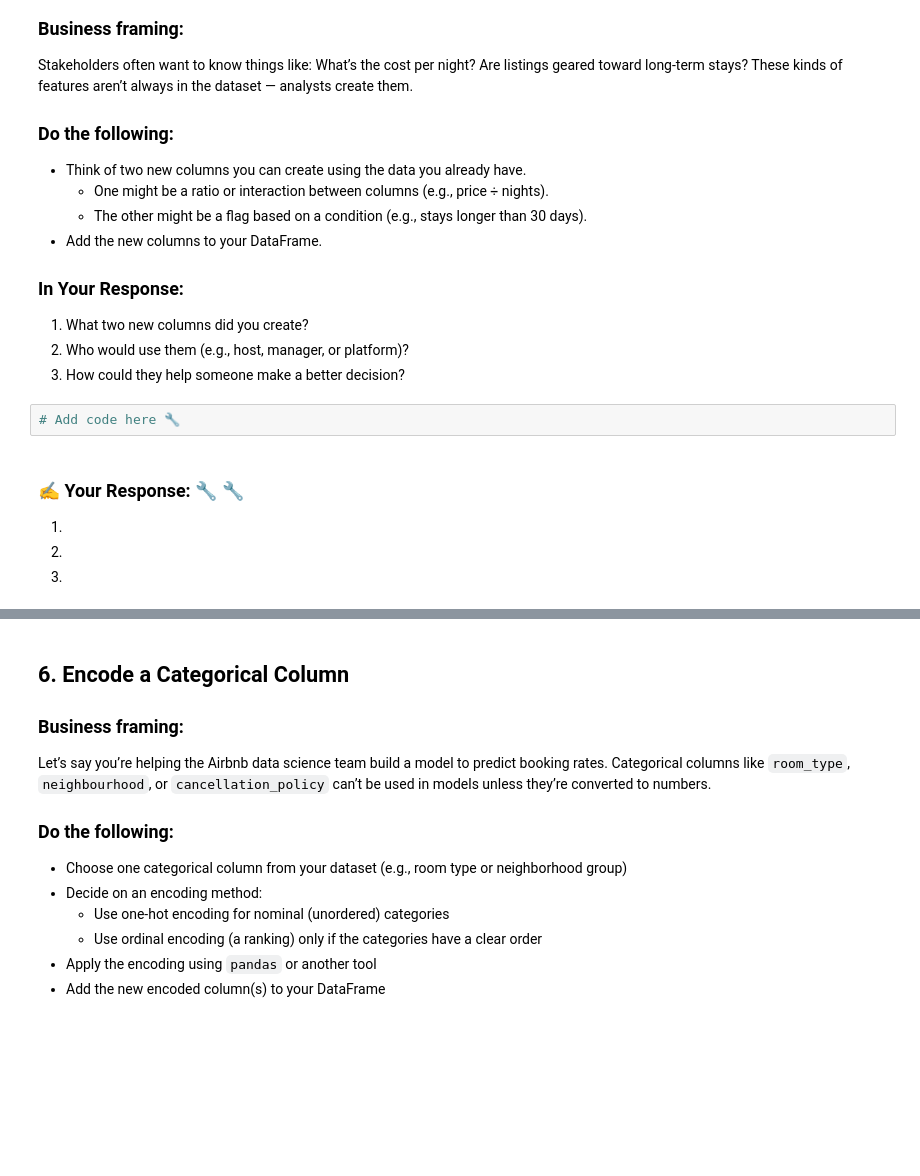
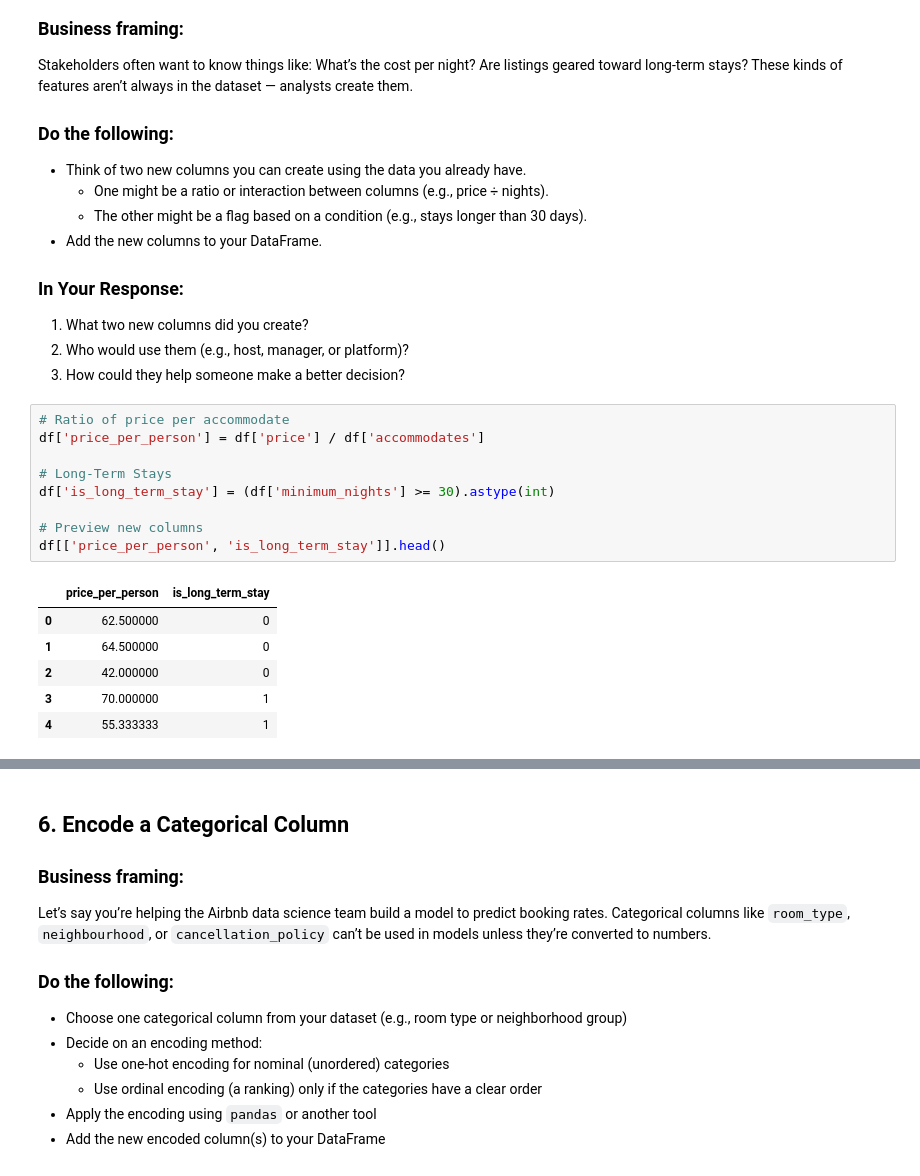
Before and after one commit to expely/Business-Analytics-Labs, a Jupyter notebook: Assignments/assignment_07_data_transformation.ipynb, the cells around one changed output, grey strips where cells are left out. Cells and saved outputs as stored; diff of their text form; blank space fills up the shorter version.

```diff
--- a/Assignments/assignment_07_data_transformation.ipynb
+++ b/Assignments/assignment_07_data_transformation.ipynb
@@ -149,12 +215,19 @@ Stakeholders often want to know things like: What’s the cost per night? Are li
 1. What two new columns did you create?
 2. Who would use them (e.g., host, manager, or platform)?
 3. How could they help someone make a better decision?
-# %%
-# Add code here 🔧
-# %% [markdown]
-### ✍️ Your Response: 🔧 🔧
-1.
-
-2.
-
-3.
+# %%
+# Ratio of price per accommodate
+df['price_per_person'] = df['price'] / df['accommodates']
+
+# Long-Term Stays
+df['is_long_term_stay'] = (df['minimum_nights'] >= 30).astype(int)
+
+# Preview new columns
+df[['price_per_person', 'is_long_term_stay']].head()
+# %% [output]
+|  | price_per_person | is_long_term_stay |
+| 0 | 62.500000 | 0 |
+| 1 | 64.500000 | 0 |
+| 2 | 42.000000 | 0 |
+| 3 | 70.000000 | 1 |
+| 4 | 55.333333 | 1 |
```
Also changed, not shown: parts of 23 cells of this notebook.
